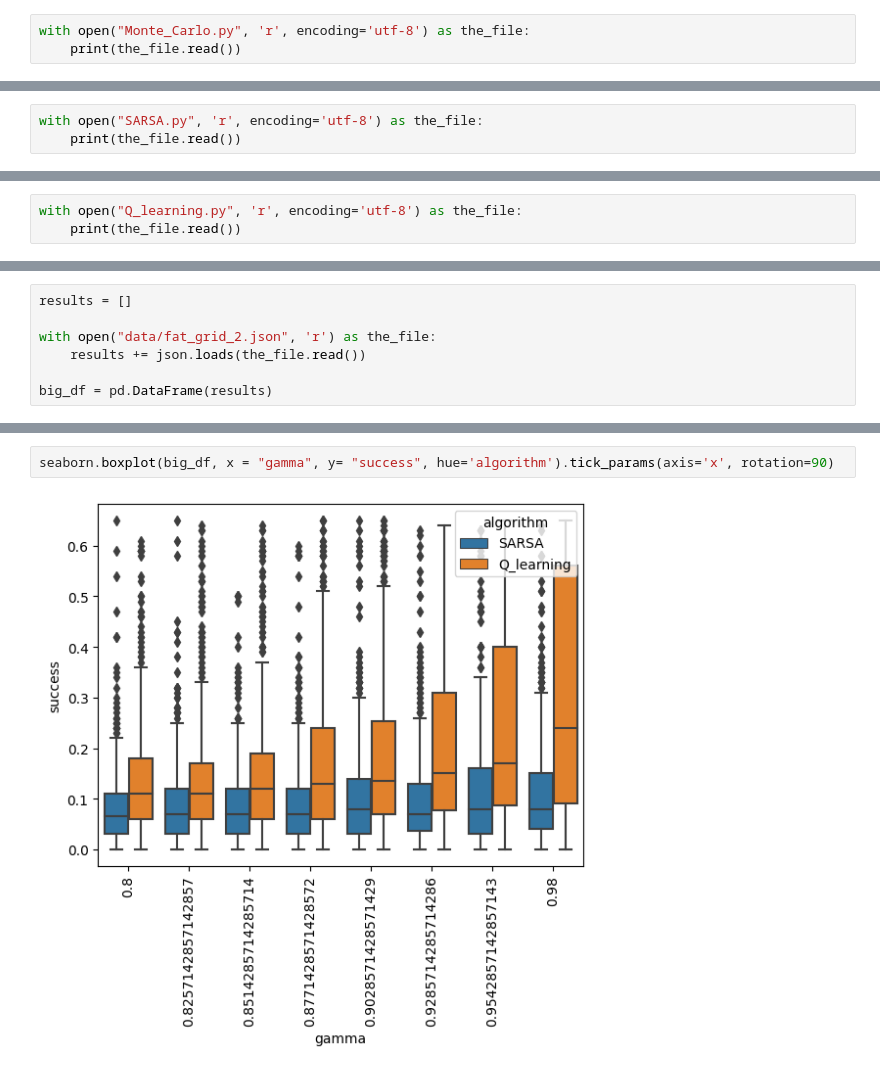
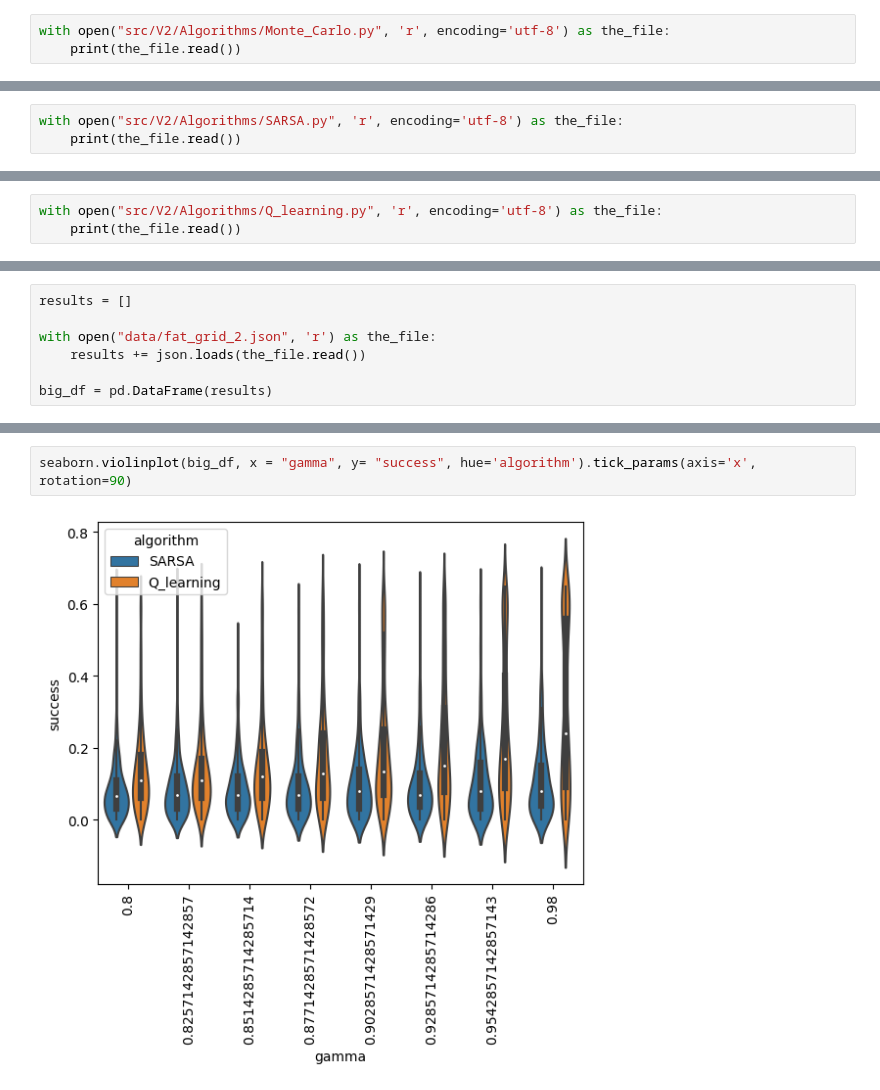
Before and after one commit to guilhemheinrich/Frozen-Lake-rl-tutorial, a Jupyter notebook: Frozen_Lake_comparatif.ipynb, the cells around one changed output, grey strips where cells are left out. Drawn from its saved outputs; the diff is of its cells as text.

Commit message:
Rangement des algorithmes + avancé du notebook, avec des meilleurs graphiques

```diff
--- a/Frozen_Lake_comparatif.ipynb
+++ b/Frozen_Lake_comparatif.ipynb
@@ -22,7 +22,7 @@ lien pertinent: https://towardsdatascience.com/monte-carlo-learning-b83f75233f92
 - Instinctivement, pour éviter de biaiser le parcours de l'agent, on peut utiliser une politique uniformément aléatoire (lors de la phase d'apprentissage)
 - Avec le constat précédent, on peut simplement paramétrer un algoritme de Monte Carlo avec comme seul paramètre le nombre d'itération
 # %%
-with open("Monte_Carlo.py", 'r', encoding='utf-8') as the_file:
+with open("src/V2/Algorithms/Monte_Carlo.py", 'r', encoding='utf-8') as the_file:
     print(the_file.read())
 # %% [output]
 from src.V2.Classes.Policy import Policy
@@ -57,7 +57,7 @@ L'algorithme **SARSA** tire son nom de sa méthode d'apprentissage, qui signifie
 
 Puisque que la fonction d'amélioration dépend de l'action $Action_{n+1}$, elle même déterminée par la politique en cours, on dit qu'il s'agit d'un algorithme *on-policy*.
 # %%
-with open("SARSA.py", 'r', encoding='utf-8') as the_file:
+with open("src/V2/Algorithms/SARSA.py", 'r', encoding='utf-8') as the_file:
     print(the_file.read())
 # %% [output]
 from typing import Callable
@@ -84,7 +84,7 @@ L'algorithme **Q_learning** ressemble beaucoup à l'algorithme **SARSA**: comme
 
 Contrairement à la fonction d'almélioration de **SARSA**, on voit que celle de **Q_learning** ne dépend pas de l'action $Action_{n+1}$: elle ne dépend donc pas de la politique utilisé, et on parlera alors d'un algorithme *off-policy*.
 # %%
-with open("Q_learning.py", 'r', encoding='utf-8') as the_file:
+with open("src/V2/Algorithms/Q_learning.py", 'r', encoding='utf-8') as the_file:
     print(the_file.read())
 # %% [output]
 import gymnasium as gym
@@ -216,4 +225,4 @@ seaborn.boxplot(big_df, x = "alpha", y= "success", hue='algorithm').tick_params(
 # %%
-seaborn.boxplot(big_df, x = "gamma", y= "success", hue='algorithm').tick_params(axis='x', rotation=90)
+seaborn.violinplot(big_df, x = "gamma", y= "success", hue='algorithm').tick_params(axis='x', rotation=90)
 # %% [output]
-[figure, old version]
+[figure, new version]
```
Also changed, not shown: parts of 16 cells of this notebook, 17 other files.
